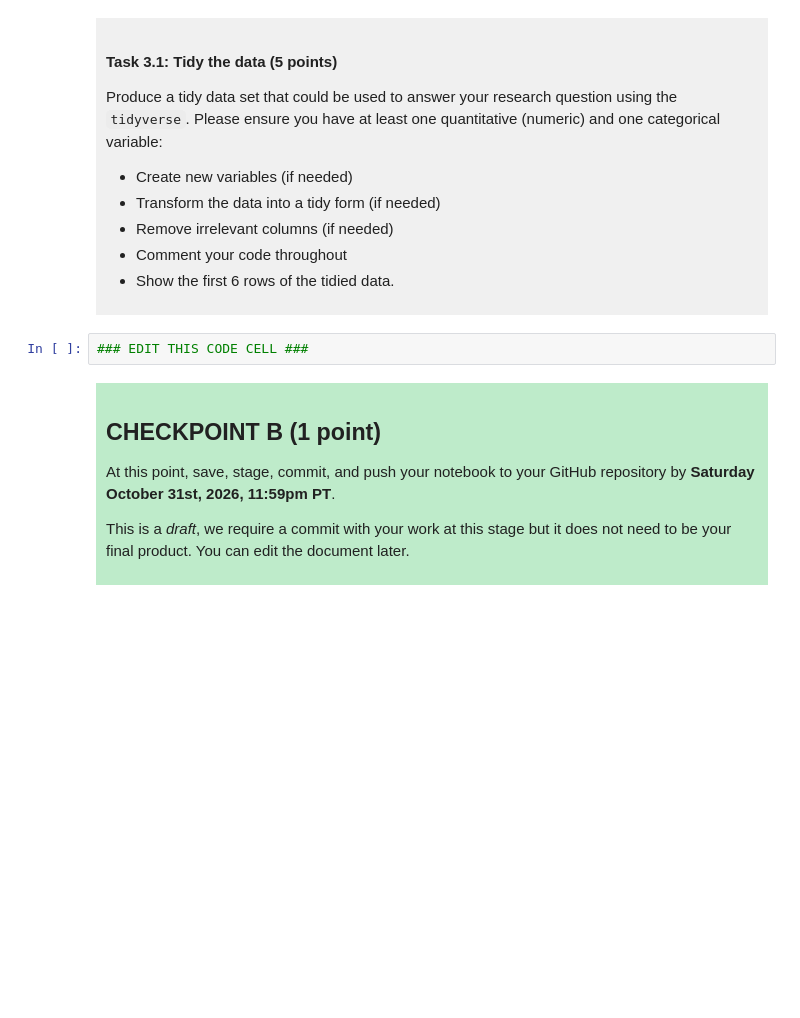
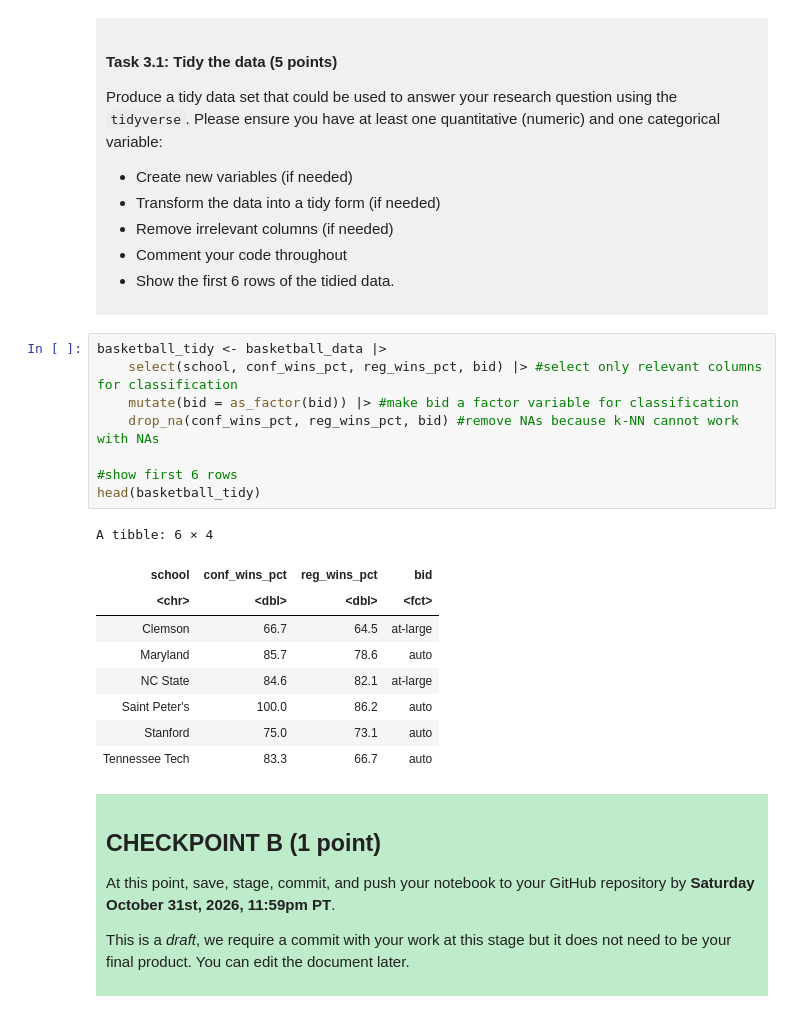
Before and after one commit to EZ-dot346/dsci-100-project-eva-zhou, a Jupyter notebook: dsci-100-project-notebook.ipynb, the cells around one changed output. Cells and saved outputs as stored; diff of their text form; blank space fills up the shorter version.

```diff
--- a/dsci-100-project-notebook.ipynb
+++ b/dsci-100-project-notebook.ipynb
@@ -189,7 +212,23 @@ Produce a tidy data set that could be used to answer your research question usin
 
 </div>
 # %%
-### EDIT THIS CODE CELL ###
+basketball_tidy <- basketball_data |>
+    select(school, conf_wins_pct, reg_wins_pct, bid) |> #select only relevant columns for classification
+    mutate(bid = as_factor(bid)) |> #make bid a factor variable for classification
+    drop_na(conf_wins_pct, reg_wins_pct, bid) #remove NAs because k-NN cannot work with NAs
+
+#show first 6 rows
+head(basketball_tidy)
+# %% [output]
+A tibble: 6 × 4
+| school | conf_wins_pct | reg_wins_pct | bid |
+| <chr> | <dbl> | <dbl> | <fct> |
+| Clemson | 66.7 | 64.5 | at-large |
+| Maryland | 85.7 | 78.6 | auto |
+| NC State | 84.6 | 82.1 | at-large |
+| Saint Peter's | 100.0 | 86.2 | auto |
+| Stanford | 75.0 | 73.1 | auto |
+| Tennessee Tech | 83.3 | 66.7 | auto |
 # %% [markdown]
 <div style="background-color: #beebca; padding: 10px;">
 
```
Also changed, not shown: parts of 3 cells of this notebook.
